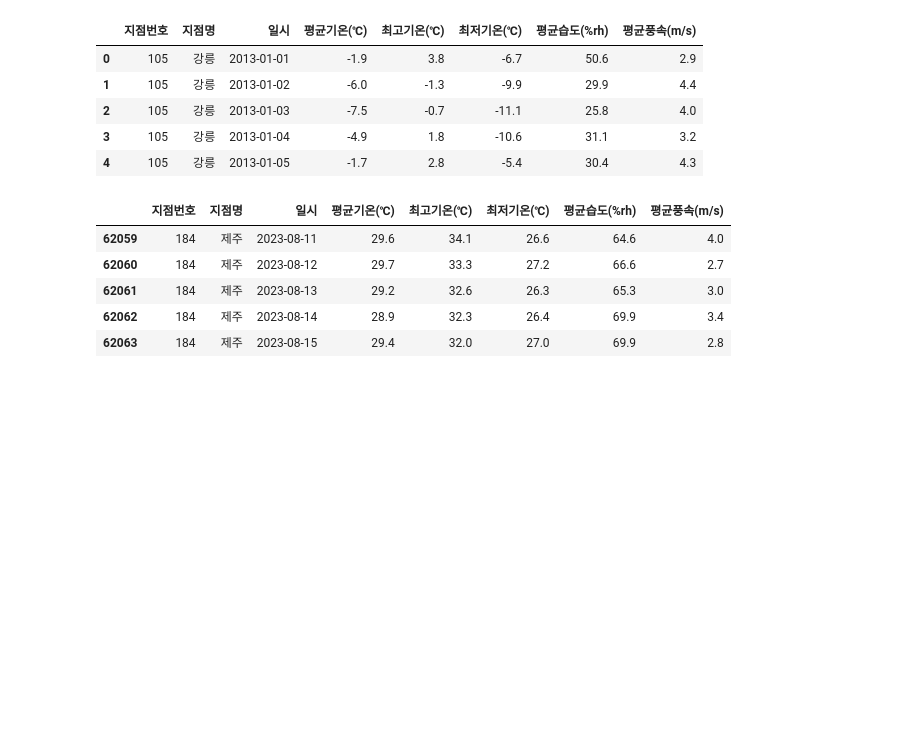
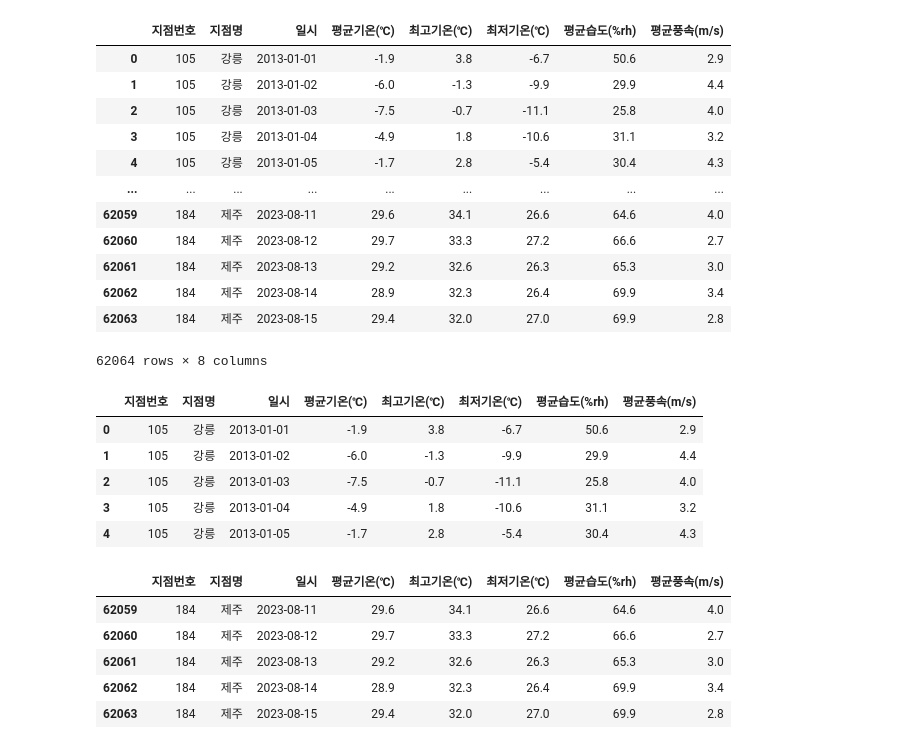
Before and after one commit to jmlee99/GBIF, a Jupyter notebook: GBIF_pred_model.ipynb, the cells around one changed output. Saved outputs shown, nothing was run; the diff lists cells and outputs as text; code cells hidden in the pictures; blank space fills up the shorter version.

```diff
--- a/GBIF_pred_model.ipynb
+++ b/GBIF_pred_model.ipynb
@@ -23,6 +23,22 @@ plt.rc('font', family = 'NanumGothic')
 file = '2013~2023 한국 기온,습도,풍속.csv'
 # %%
 df = pd.read_csv(file, encoding = 'cp949')
+# %%
+df
+# %% [output]
+|  | 지점번호 | 지점명 | 일시 | 평균기온(℃) | 최고기온(℃) | 최저기온(℃) | 평균습도(%rh) | 평균풍속(m/s) |
+| 0 | 105 | 강릉 | 2013-01-01 | -1.9 | 3.8 | -6.7 | 50.6 | 2.9 |
+| 1 | 105 | 강릉 | 2013-01-02 | -6.0 | -1.3 | -9.9 | 29.9 | 4.4 |
+| 2 | 105 | 강릉 | 2013-01-03 | -7.5 | -0.7 | -11.1 | 25.8 | 4.0 |
+| 3 | 105 | 강릉 | 2013-01-04 | -4.9 | 1.8 | -10.6 | 31.1 | 3.2 |
+| 4 | 105 | 강릉 | 2013-01-05 | -1.7 | 2.8 | -5.4 | 30.4 | 4.3 |
+| ... | ... | ... | ... | ... | ... | ... | ... | ... |
+| 62059 | 184 | 제주 | 2023-08-11 | 29.6 | 34.1 | 26.6 | 64.6 | 4.0 |
+| 62060 | 184 | 제주 | 2023-08-12 | 29.7 | 33.3 | 27.2 | 66.6 | 2.7 |
+| 62061 | 184 | 제주 | 2023-08-13 | 29.2 | 32.6 | 26.3 | 65.3 | 3.0 |
+| 62062 | 184 | 제주 | 2023-08-14 | 28.9 | 32.3 | 26.4 | 69.9 | 3.4 |
+| 62063 | 184 | 제주 | 2023-08-15 | 29.4 | 32.0 | 27.0 | 69.9 | 2.8 |
+62064 rows × 8 columns
 # %%
 df.head()
 # %% [output]
```
Also changed, not shown: parts of 15 cells of this notebook.
